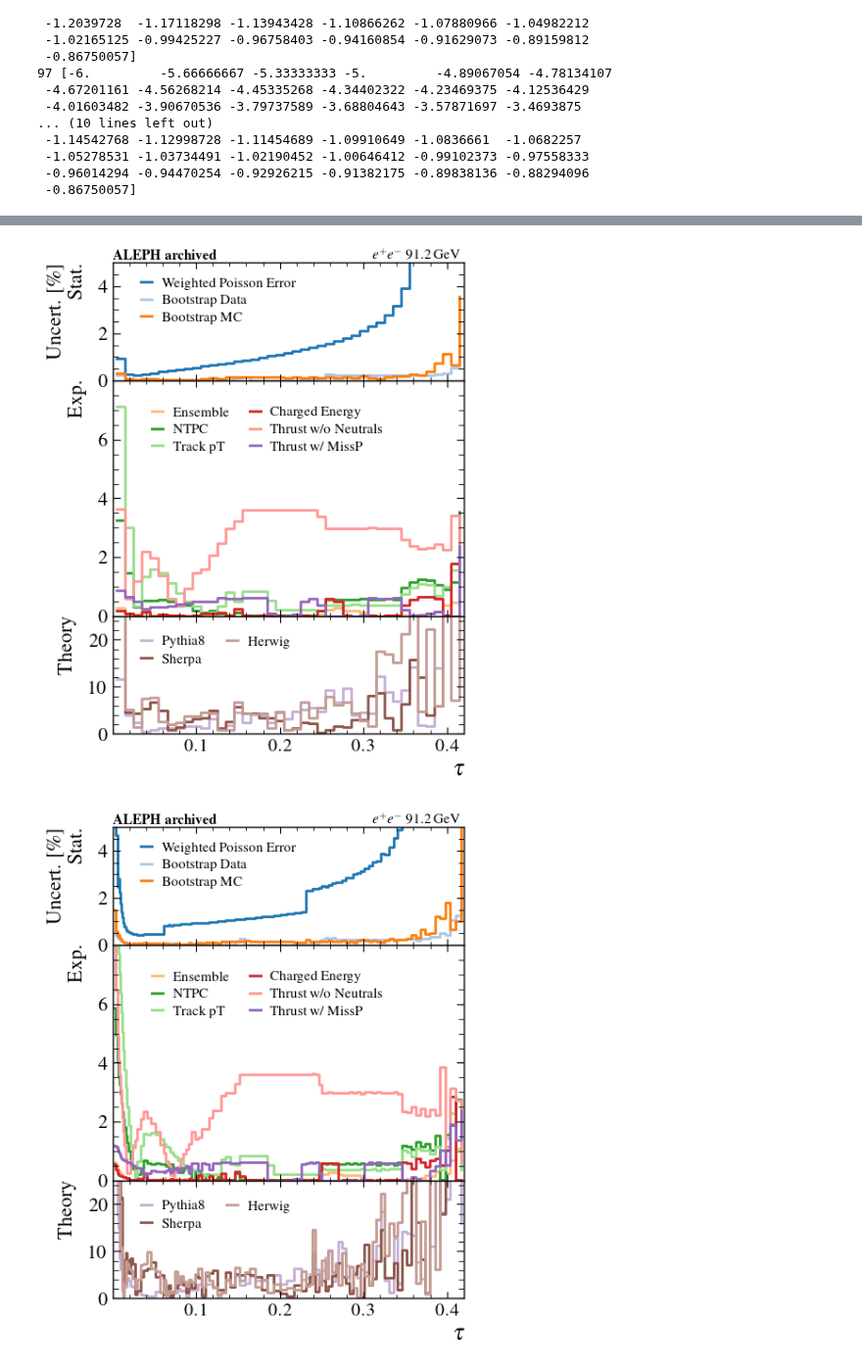
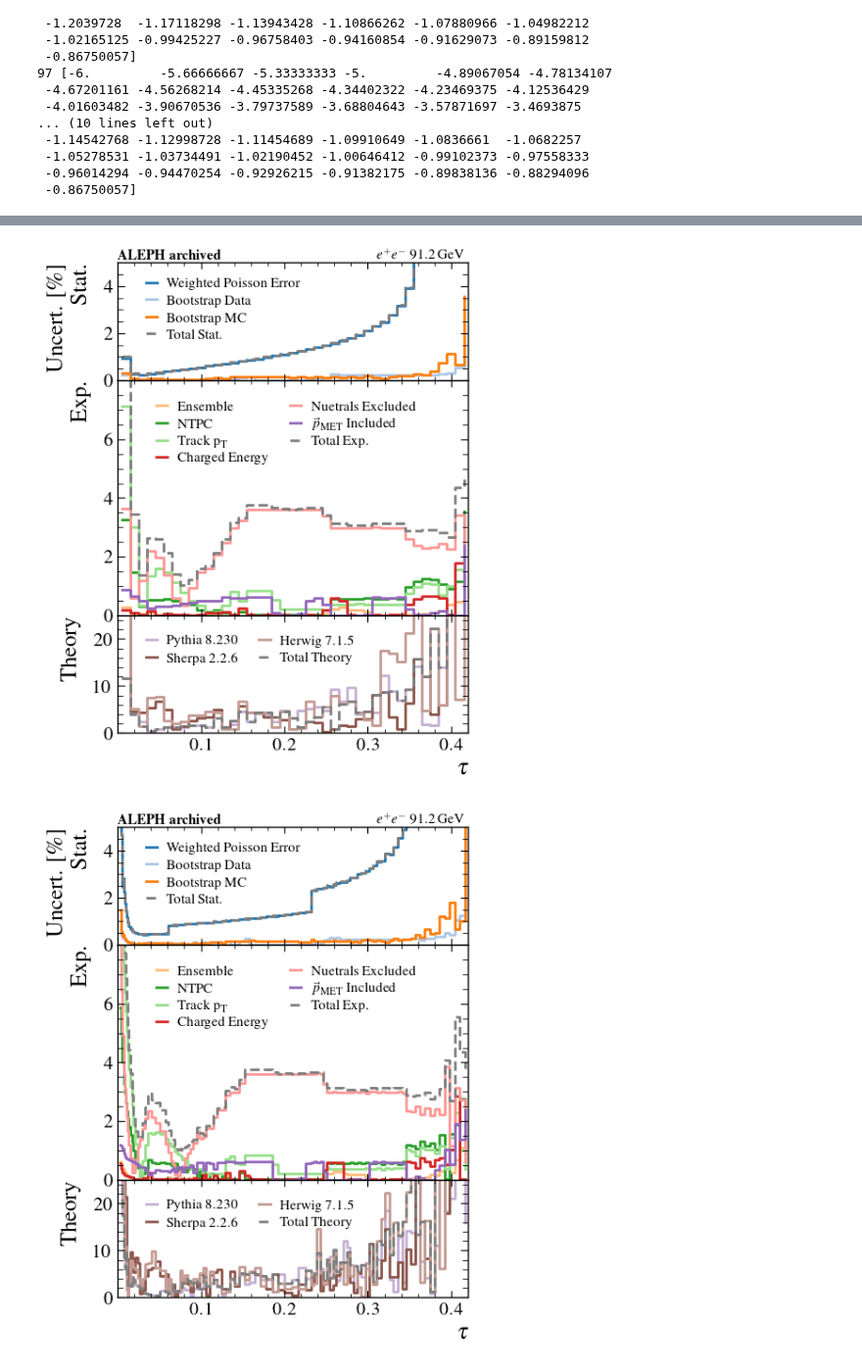
Before and after one commit to badeaa3/unfold-ee-logtau, a Jupyter notebook: Plotting/VisualizeResult.ipynb, the cells around one changed output, grey strips where cells are left out. Shown at 98% size. Saved outputs shown, nothing was run; the diff lists cells and outputs as text; code cells hidden in the pictures.

```diff
--- a/Plotting/VisualizeResult.ipynb
+++ b/Plotting/VisualizeResult.ipynb
@@ -83,3 +83,7 @@ THRUST,THRUST LOW,THRUST HIGH,(1/SIG)*D(SIG)/DTHRUST,stat +,stat -,sys_1 +,sys_1
  -1.08420217e-19 -5.42101086e-20]
 -6
 None
+# %%
+plotOutDir = "paper"
+# plotOutDir = "delphiComparison"
+os.makedirs(plotOutDir, exist_ok=True)
@@ -1502,7 +1613,7 @@ paperPlotConf = {
         "ax1_ylim" : [2*10**-3, 7*10**-1],
         "ax1_ylabel" : r"$\frac{{1}}{{\sigma}} \frac{{\mathrm{d}\sigma}}{{\mathrm{d}\log{{\tau}}}}$",
         "ax2_xlabel" : r"$\log{{\tau}}$",
-        "legend_bbox" : (0.45, 0.05),
+        "legend_bbox" : (0.4, 0.05),
     },
     "peak+tail" : {
         "key" : "logtau",
@@ -1510,7 +1621,7 @@ paperPlotConf = {
         "ax1_ylim" : [2*10**-3, 7*10**-1],
         "ax1_ylabel" : r"$\frac{{1}}{{\sigma}} \frac{{\mathrm{d}\sigma}}{{\mathrm{d}\log{{\tau}}}}$",
         "ax2_xlabel" : r"$\log{{\tau}}$",
-        "legend_bbox" : (0.5, 0.05),
+        "legend_bbox" : (0.4, 0.05),
     }
 }
 
@@ -1547,26 +1658,26 @@ for region, region_style in paperPlotConf.items():
         "plotType": "errorbar",
         "x": bin_centers, "y": plots[key][f"unifold_{binType}_ensemble0"][0],
         "xerr":bin_widths/2, "yerr":errors[key][f"unifold_{binType}_ensemble0"]["total"],
-        "color": "cornflowerblue", "label": "Corrected data",
+        "color": "cornflowerblue", "label": "Corrected data (OF)",
         "fmt" : "o", "markersize": 2.5, "markerfacecolor" : "none", "lw" : 1, "capsize" : 2,
     }
     # theory comparison plots
     inPlots["Pythia8"] = {
         "plotType": "stairs",
         "x": bins, "y": plots[key][f"Pythia8_{binType}"][0],
-        "color": "gray", "label": "Pythia 8.230",
+        "color": "gray", "label": theoryLabels["Pythia8"], #"Pythia 8.230",
         "ls":"-", "lw": 2.5
     }
     inPlots["Herwig"] = {
         "plotType": "stairs",
         "x": bins, "y": plots[key][f"Herwig_{binType}"][0],
-        "color": "purple", "label": "Herwig 7.1.5",
+        "color": "purple", "label": theoryLabels["Herwig"], #"Herwig 7.1.5",
         "ls":"-", "lw" : 2.5
     }
     inPlots["Sherpa"] = {
         "plotType": "stairs",
         "x": bins, "y": plots[key][f"Sherpa_{binType}"][0],
-        "color": "green", "label": "Sherpa 2.2.6",
+        "color": "green", "label": theoryLabels["Sherpa"], #"Sherpa 2.2.6",
         "ls":"-", "lw" : 2.5
     }
 
@@ -1707,7 +1818,7 @@ for region, region_style in paperPlotConf.items():
     # enforce settings and save
     fig.set_size_inches(style["figsize"][0], style["figsize"][1])
     fig.subplots_adjust(left=0.22, right=0.94, top=0.95, bottom=0.1)
-    plt.savefig(f"paper/{key}_{region}_theoryComparison.pdf", bbox_inches=None, dpi=150)
+    plt.savefig(f"{plotOutDir}/{key}_{region}_theoryComparison.pdf", bbox_inches=None, dpi=150)
     plt.show()
     plt.close()
 # %% [output]
@@ -1851,42 +1962,43 @@ for pName, region_style in paperPlotConf.items():
     individual = np.abs(errors[key][pname]["individual"])
 
     # statistical
-    # axs[0].step(plotArange(bin_centers), errors[key][pname]["total_stat"]/nominal[0]*100, where='post', label="Stat.", color="black", ls="--")
     ax = axs[0]
     ax.set_ylim(0, 5)
     for i, label in enumerate(individualErrorLabelOrder):
         if label in ['Stat. (w/o Bootstraps)', 'Bootstrap Data', 'Bootstrap MC']:
             label = "Weighted Poisson Error" if label == 'Stat. (w/o Bootstraps)' else label
             ax.step(plotArange(bin_centers), individual[:, i]/nominal[0]*100, where='post', label=label, color=next(color_cycle), ls=ls)
+    ax.step(plotArange(bin_centers), errors[key][pname]["total_stat"]/nominal[0]*100, where='post', label="Total Stat.", color="gray", ls="--")
     ax.legend(
-        ncol=1, fontsize=11, bbox_to_anchor=(0.02, 0.3), loc="lower left",
+        ncol=1, fontsize=11, bbox_to_anchor=(0.02, 0.15), loc="lower left",
         handletextpad=0.7,
         handlelength=0.8,
         columnspacing=0.6
     )
 
     # experimental
-    # axs[1].step(plotArange(bin_centers), errors[key][pname]["total_syst_no_theory"]/nominal[0]*100, where='post', label="Exp.", color="black", ls="--")
     ax = axs[1]
     ax.set_ylim(0, 8)
     ax.set_yticks([0,2,4,6])
     for i, label in enumerate(individualErrorLabelOrder):
         if label in ['Ensemble', 'NTPC', 'Track pT', 'Charged Energy', 'Thrust w/o Neutrals', 'Thrust w/ MissP']:
-            ax.step(plotArange(bin_centers), individual[:, i]/nominal[0]*100, where='post', label=label, color=next(color_cycle), ls=ls)
+            ax.step(plotArange(bin_centers), individual[:, i]/nominal[0]*100, where='post', label=expLabels[label], color=next(color_cycle), ls=ls)
+    ax.step(plotArange(bin_centers), errors[key][pname]["total_syst_no_theory"]/nominal[0]*100, where='post', label="Total Exp.", color="gray", ls="--")
     ax.legend(
-        ncol=2, fontsize=11, bbox_to_anchor=(0.05, 0.6), loc="lower left",
+        ncol=2, fontsize=11, bbox_to_anchor=(0.05, 0.55), loc="lower left",
         handletextpad=0.7,
         handlelength=0.8,
         columnspacing=1.5
     )
 
     # theory
-    # axs[2].step(plotArange(bin_centers), errors[key][pname]["total_theory_error"]/nominal[0]*100, where='post', label="Theory", color="black", ls="--")
     ax = axs[2]
     ax.set_ylim(0, 25)
     theory_errors = np.abs(errors[key][pname]["theory_errors"])
     for i, label in enumerate(theory_weights_order):
-        ax.step(plotArange(bin_centers), theory_errors[:, i]/nominal[0]*100, where='post', label=label, color=next(color_cycle))
+        ax.step(plotArange(bin_centers), theory_errors[:, i]/nominal[0]*100, where='post', label=theoryLabels[label], color=next(color_cycle))
+    ax.step(plotArange(bin_centers), errors[key][pname]["total_theory_error"]/nominal[0]*100, where='post', label="Total Theory", color="gray", ls="--")
+
     ax.legend(
         ncol=2, fontsize=11, bbox_to_anchor=(0.02, 0.4), loc="lower left",
         handletextpad=0.7,
@@ -1894,43 +2006,36 @@ for pName, region_style in paperPlotConf.items():
         columnspacing=1.5
      )
 
-    # style
-    axs[0].set_ylabel(region_style["ax1_ylabel"] + "\nTotal", fontsize=18)
-    axs[0].set_xlabel(region_style["ax1_xlabel"], fontsize=style.get("ax2_xlabel_fs", 18), labelpad=4)
 
     axs[0].set_xlim(region_style["ax1_xlim"][0], region_style["ax1_xlim"][1])
     axs[0].set_xticks([0.1,0.2,0.3,0.4])
 
-    # axs[0].set_ylim(0, 25)
-    # # ax.set_yscale("log")
-
-
     # ax1 settings
     for ax, name in zip(axs, ["Uncert. [$\%$]\nStat.", "Exp.", "Theory"]): # "MC Prior"
-        ax.set_ylabel(name, fontsize=style.get("ax2_ylabel_fs", 20))
+        ax.set_ylabel(name, fontsize=18)
 
     # set final x-axis
     axs[-1].set_xlabel(region_style["ax1_xlabel"], fontsize=style.get("ax2_xlabel_fs", 18), labelpad=4)
 
     # tick length
     for ax in axs:
         ax.tick_params(axis="y", which="major", length=6)
         ax.tick_params(axis="y", which="minor", length=4)
         ax.tick_params(axis="x", which="major", length=5)
         ax.tick_params(axis="x", which="minor", length=3)
 
     # tick size
     # axs[0].tick_params(axis='y', labelsize=16)
     for ax in axs:
         ax.tick_params(axis='y', labelsize=15)
 
 
 
     fig.set_size_inches(style["figsize"][0], style["figsize"][1])
     fig.subplots_adjust(left=0.18, right=0.94, top=0.95, bottom=0.1)
-    plt.savefig(f"paper/{key}_{binType}_uncertainty.pdf", bbox_inches=None, dpi=150)
+    plt.savefig(f"{plotOutDir}/{key}_{binType}_uncertainty.pdf", bbox_inches=None, dpi=150)
     plt.show()
     plt.close()
 # %% [output]
-[figure, old version]
+[figure, new version]
-[figure, old version]
+[figure, new version]
```
Also changed, not shown: parts of 12 cells of this notebook.
